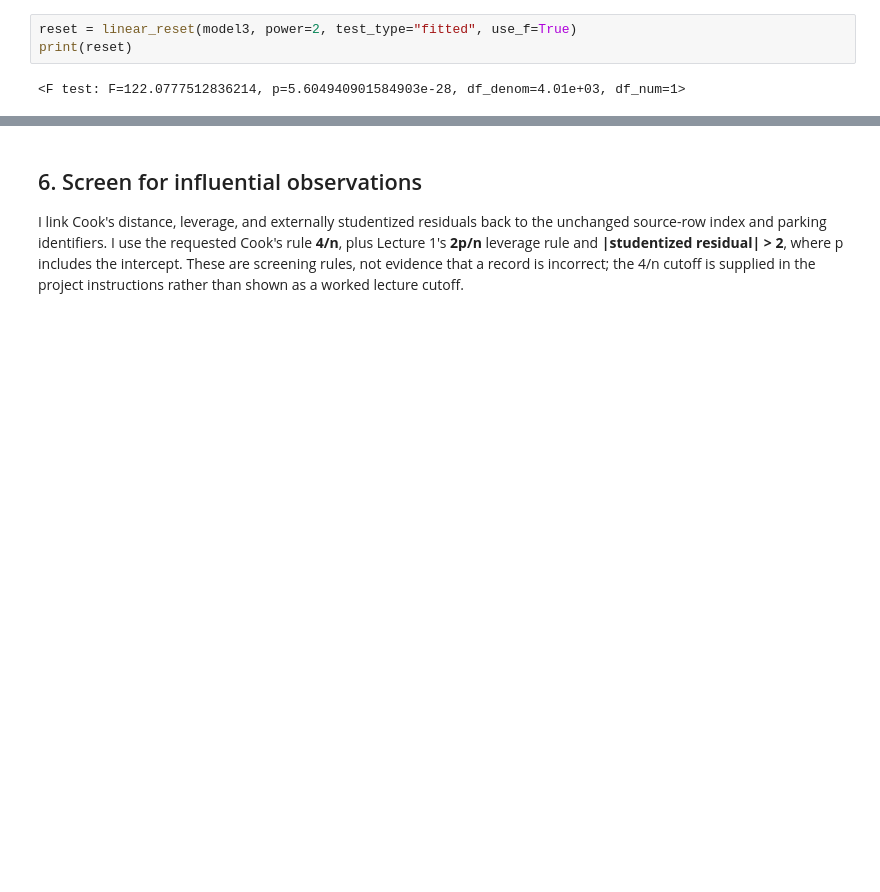
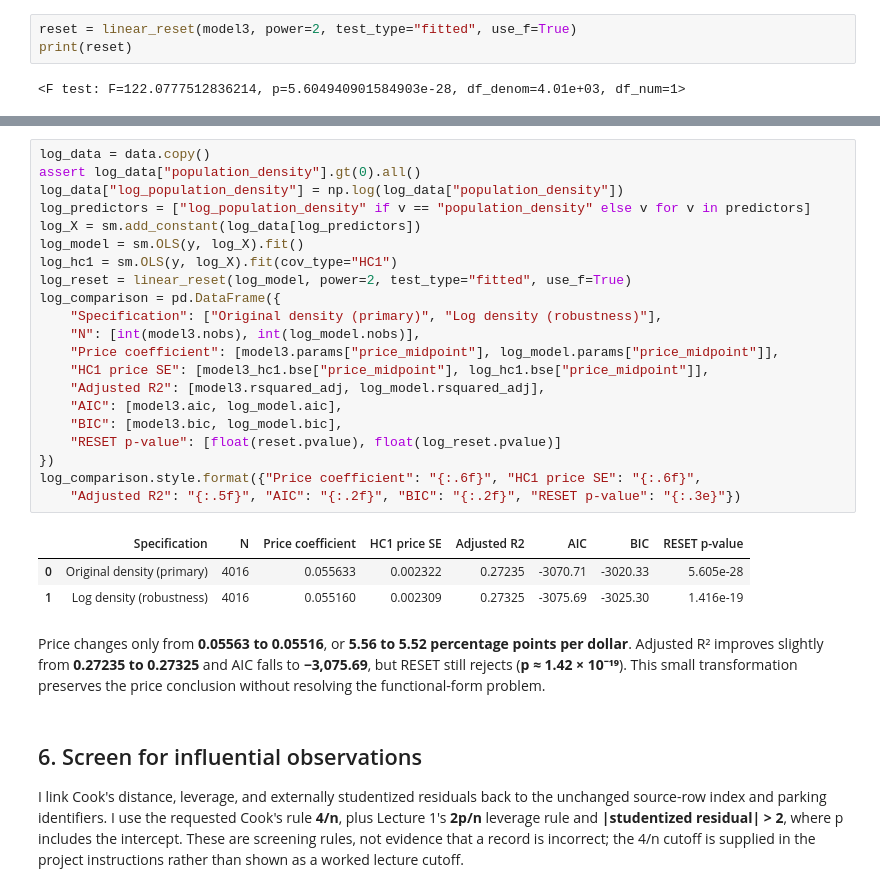
Before and after one commit to finnrcase/Spotless, a Jupyter notebook: notebooks/07_diagnostics.ipynb, the cells around one changed output, grey strips where cells are left out. Drawn from its saved outputs; the diff is of its cells as text; blank space fills up the shorter version.

```diff
--- a/notebooks/07_diagnostics.ipynb
+++ b/notebooks/07_diagnostics.ipynb
@@ -262,3 +266,30 @@ RESET gives **F = 122.078** and **p = 5.60 × 10⁻²⁸**, suggesting a problem
+# %%
+log_data = data.copy()
+assert log_data["population_density"].gt(0).all()
+log_data["log_population_density"] = np.log(log_data["population_density"])
+log_predictors = ["log_population_density" if v == "population_density" else v for v in predictors]
+log_X = sm.add_constant(log_data[log_predictors])
+log_model = sm.OLS(y, log_X).fit()
+log_hc1 = sm.OLS(y, log_X).fit(cov_type="HC1")
+log_reset = linear_reset(log_model, power=2, test_type="fitted", use_f=True)
+log_comparison = pd.DataFrame({
+    "Specification": ["Original density (primary)", "Log density (robustness)"],
+    "N": [int(model3.nobs), int(log_model.nobs)],
+    "Price coefficient": [model3.params["price_midpoint"], log_model.params["price_midpoint"]],
+    "HC1 price SE": [model3_hc1.bse["price_midpoint"], log_hc1.bse["price_midpoint"]],
+    "Adjusted R2": [model3.rsquared_adj, log_model.rsquared_adj],
+    "AIC": [model3.aic, log_model.aic],
+    "BIC": [model3.bic, log_model.bic],
+    "RESET p-value": [float(reset.pvalue), float(log_reset.pvalue)]
+})
+log_comparison.style.format({"Price coefficient": "{:.6f}", "HC1 price SE": "{:.6f}",
+    "Adjusted R2": "{:.5f}", "AIC": "{:.2f}", "BIC": "{:.2f}", "RESET p-value": "{:.3e}"})
+# %% [output]
+|  | Specification | N | Price coefficient | HC1 price SE | Adjusted R2 | AIC | BIC | RESET p-value |
+| 0 | Original density (primary) | 4016 | 0.055633 | 0.002322 | 0.27235 | -3070.71 | -3020.33 | 5.605e-28 |
+| 1 | Log density (robustness) | 4016 | 0.055160 | 0.002309 | 0.27325 | -3075.69 | -3025.30 | 1.416e-19 |
+# %% [markdown]
+Price changes only from **0.05563 to 0.05516**, or **5.56 to 5.52 percentage points per dollar**. Adjusted R² improves slightly from **0.27235 to 0.27325** and AIC falls to **−3,075.69**, but RESET still rejects (**p ≈ 1.42 × 10⁻¹⁹**). This small transformation preserves the price conclusion without resolving the functional-form problem.
 # %% [markdown]
 ## 6. Screen for influential observations
 
```
Also changed, not shown: parts of 17 cells of this notebook, 6 other files.
